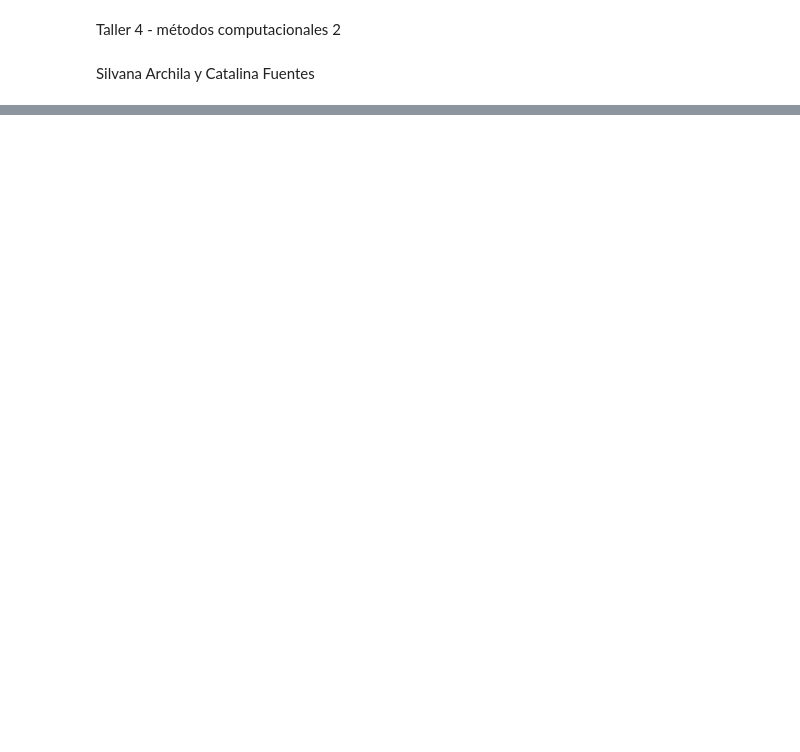
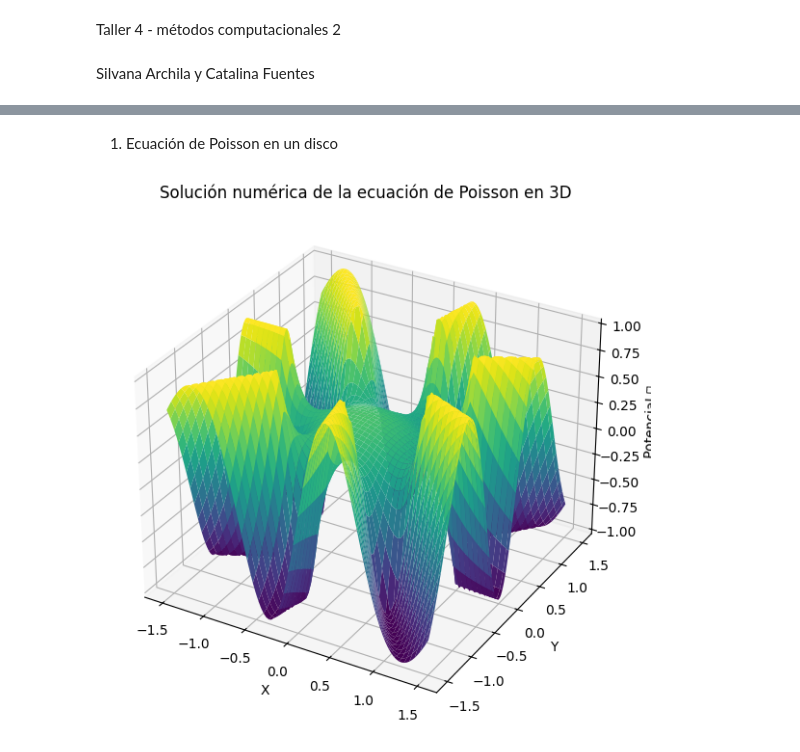
Before and after one commit to sarchilagomez1/MetodosComputacionales2-Fuentes-Archila, a Jupyter notebook: Taller4_fuentesarchila.ipynb, the cells around one changed output, grey strips where cells are left out. Cells and saved outputs as stored; diff of their text form; code cells hidden in the pictures; blank space fills up the shorter version.

```diff
--- a/Taller4_fuentesarchila.ipynb
+++ b/Taller4_fuentesarchila.ipynb
@@ -58,16 +4,0 @@ Convergencia alcanzada en 9207 iteraciones.
-# %%
-import numpy as np
-N = 50  #tamaño de la grilla
-delta = 1.0 / (N - 1)
-tolerancia = 1e-4  #convergencia
-max_iteraciones = 15000
-
-x = np.linspace(-1., 1., N)
-y = np.linspace(-1., 1., N)
-X, Y = np.meshgrid(x, y)
-
-grilla = np.random.rand(N,N)
-for i in x:
-    for j in y:
-        if np.sqrt(i**2 + j**2) >=1:
-            grilla[i,j] = np.sin(7* np.arctan(j/i))
@@ -87,0 +5,64 @@ array([[0.29130933, 0.46430375, 0.14701987, ..., 0.60069249, 0.10491854,
+# %% [markdown]
+1. Ecuación de Poisson en un disco
+# %%
+import numpy as np
+import matplotlib.pyplot as plt
+from mpl_toolkits.mplot3d import Axes3D
+
+# Parámetros
+N = 100
+delta = 1/(N)  # Espaciado entre puntos
+delta2 = delta**2  # Espaciado al cuadrado
+x = np.linspace(-1.5, 1.5, N)
+y = np.linspace(-1.5, 1.5, N)
+convergencia = 10**(-4)
+
+phi = np.zeros((N, N))
+phi_new = np.zeros((N, N))
+
+# Condiciones iniciales
+for i in range(N):
+    for j in range(N):
+        if x[i]**2 + y[j]**2 > 1:  # Exterior del círculo unitario
+            phi[i, j] = np.sin(7 * np.arctan2(y[j], x[i]))  # Condición de frontera
+        else:
+            phi[i, j] = np.random.random()  # Interior del círculo: inicialización aleatoria
+
+# Evolución del sistema (iteraciones)
+for t in range(500):  # Mayor cantidad de iteraciones para alcanzar convergencia
+    for i in range(1, N-1):  # Evitar los bordes
+        for j in range(1, N-1):
+            if x[i]**2 + y[j]**2 < 1:  # Solo actualizar dentro del círculo
+                rho = -x[i] - y[j]
+                phi_new[i, j] = (phi[i+1, j] + phi[i-1, j] + phi[i, j+1] + phi[i, j-1] + 4* delta2 * np.pi  * rho) / 4
+
+    # Aplicar las condiciones de frontera nuevamente
+    for i in range(N):
+        for j in range(N):
+            if x[i]**2 + y[j]**2 > 1:  # Exterior del círculo
+                phi_new[i, j] = np.sin(7 * np.arctan2(y[j], x[i]))
+
+    # Criterio de convergencia
+    if np.max(np.abs(phi_new - phi)) < convergencia:
+        print(f'Convergencia alcanzada en {k} iteraciones')
+        break
+
+    # Actualizar la matriz phi
+    phi = phi_new.copy()
+
+# Graficar la solución en 3D
+X, Y = np.meshgrid(x, y)
+
+fig = plt.figure(figsize=(10, 7))
+ax = fig.add_subplot(111, projection='3d')
+ax.plot_surface(X, Y, phi_new, cmap='viridis')
+
+# Etiquetas
+ax.set_title('Solución numérica de la ecuación de Poisson en 3D')
+ax.set_xlabel('X')
+ax.set_ylabel('Y')
+ax.set_zlabel('Potencial 𝜙')
+
+plt.show()
+# %% [output]
+[figure, added]
```
Also changed, not shown: parts of 4 cells of this notebook.
